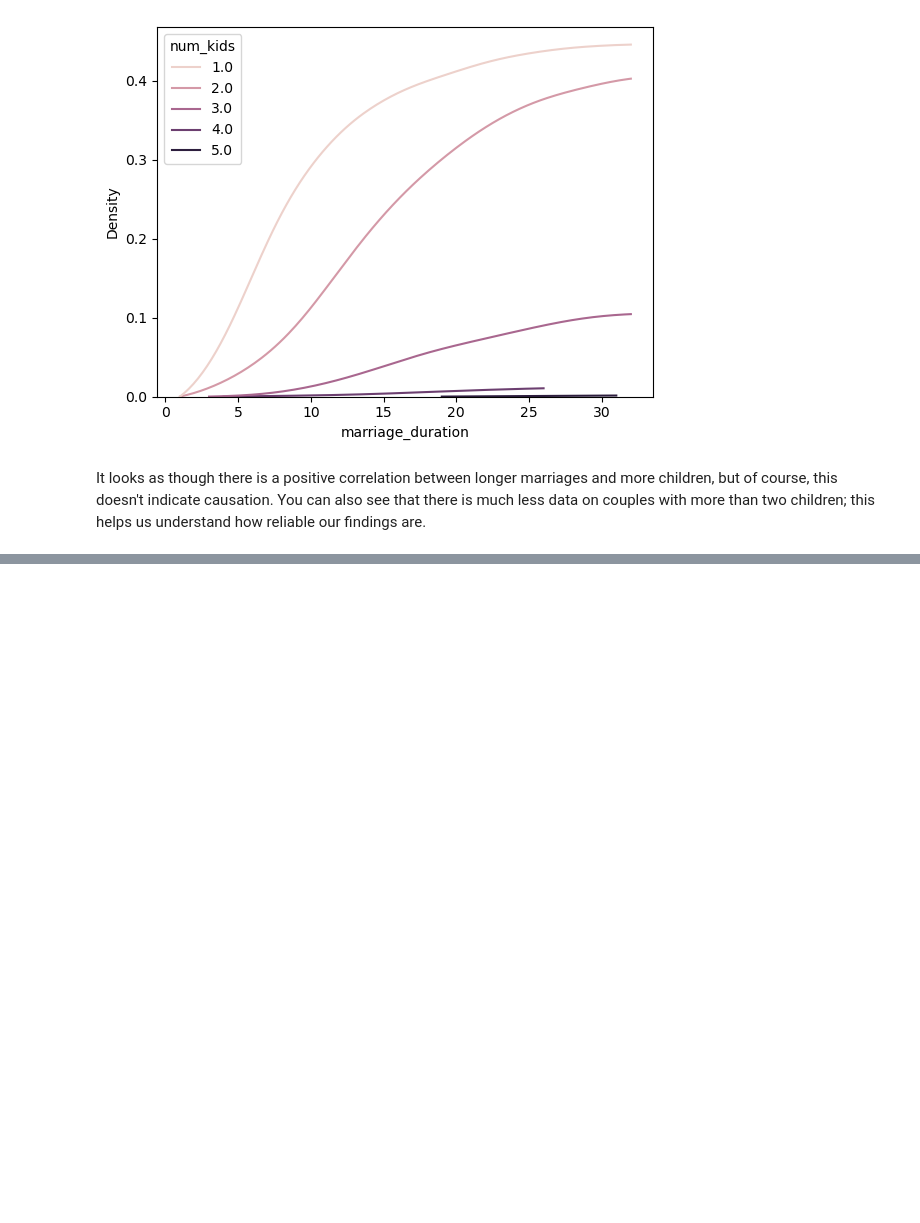
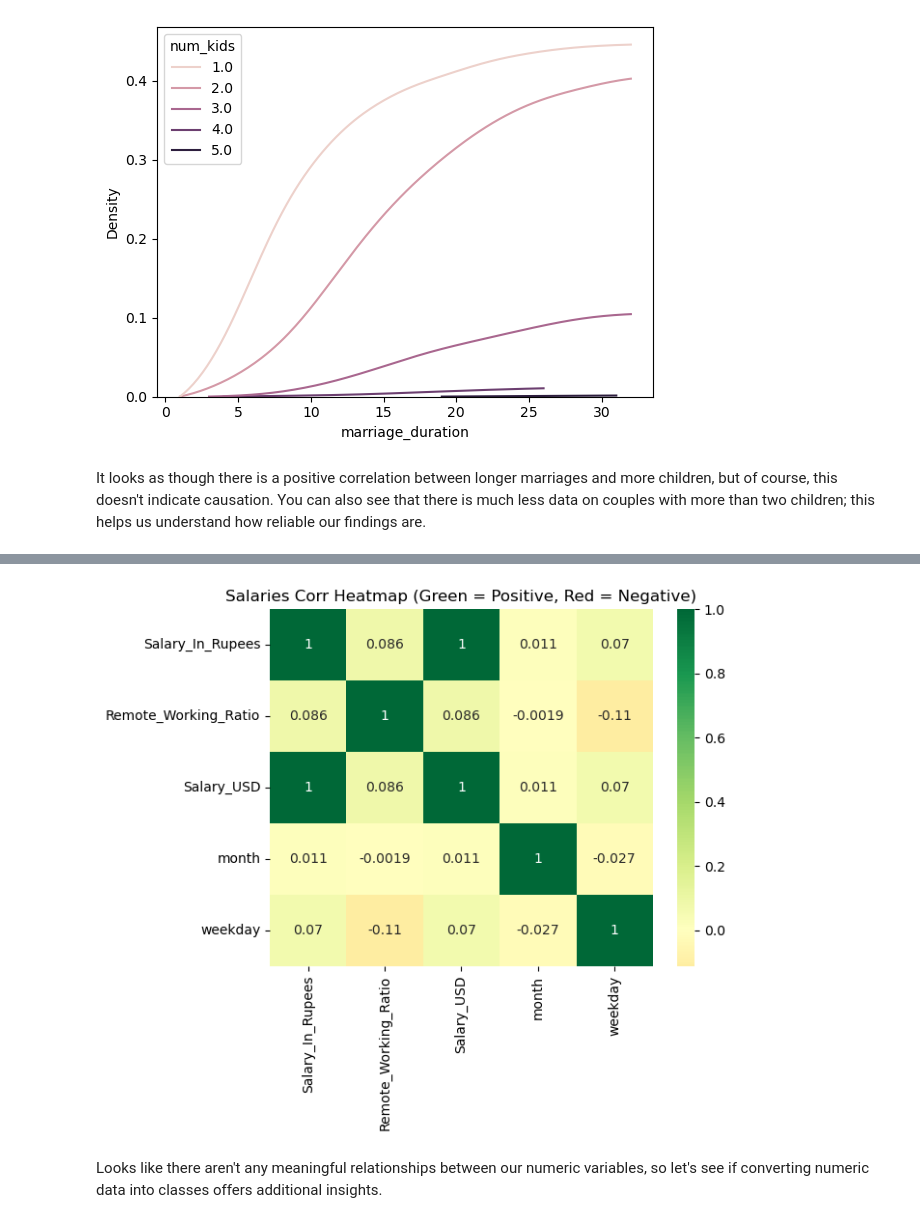
Before and after one commit to aziscript/Python-for-data-analysis, a Jupyter notebook: EDAinPython.ipynb, the cells around one changed output, grey strips where cells are left out. Drawn from its saved outputs; the diff is of its cells as text; code cells hidden in the pictures; blank space fills up the shorter version.

```diff
--- a/EDAinPython.ipynb
+++ b/EDAinPython.ipynb
@@ -1179,0 +1440,3 @@ It looks as though there is a positive correlation between longer marriages and
+# %%
+# Read in the new salaries dataset
+salaries = pd.read_csv('salaries.csv')
@@ -1179,0 +1458,9 @@ It looks as though there is a positive correlation between longer marriages and
+# %%
+# Get the month of the response
+salaries["month"] = pd.to_datetime(salaries["date_of_response"]).dt.month
+
+# Extract the weekday of the response
+salaries["weekday"] = pd.to_datetime(salaries["date_of_response"]).dt.weekday
+
+# Display the data
+salaries.head()
@@ -1179,0 +1474,19 @@ It looks as though there is a positive correlation between longer marriages and
+# %%
+# salaries subest
+salaries_sub = salaries[['Salary_In_Rupees', 'Remote_Working_Ratio', 'Salary_USD', 'month', 'weekday']]
+
+# Alternative way of subsetting
+# salaries_num = salaries.select_dtypes(['float', 'int'])
+
+# Create a heatmap
+sns.heatmap(salaries_sub.corr(), annot=True, cmap="RdYlGn", center=0)
+
+# Adds title to the heatmap
+plt.title("Salaries Corr Heatmap (Green = Positive, Red = Negative)")
+
+# Display the heatmap
+plt.show()
+# %% [output]
+[figure, added]
+# %% [markdown]
+Looks like there aren't any meaningful relationships between our numeric variables, so let's see if converting numeric data into classes offers additional insights.
```
Also changed, not shown: parts of 41 cells of this notebook, 4 other files.
